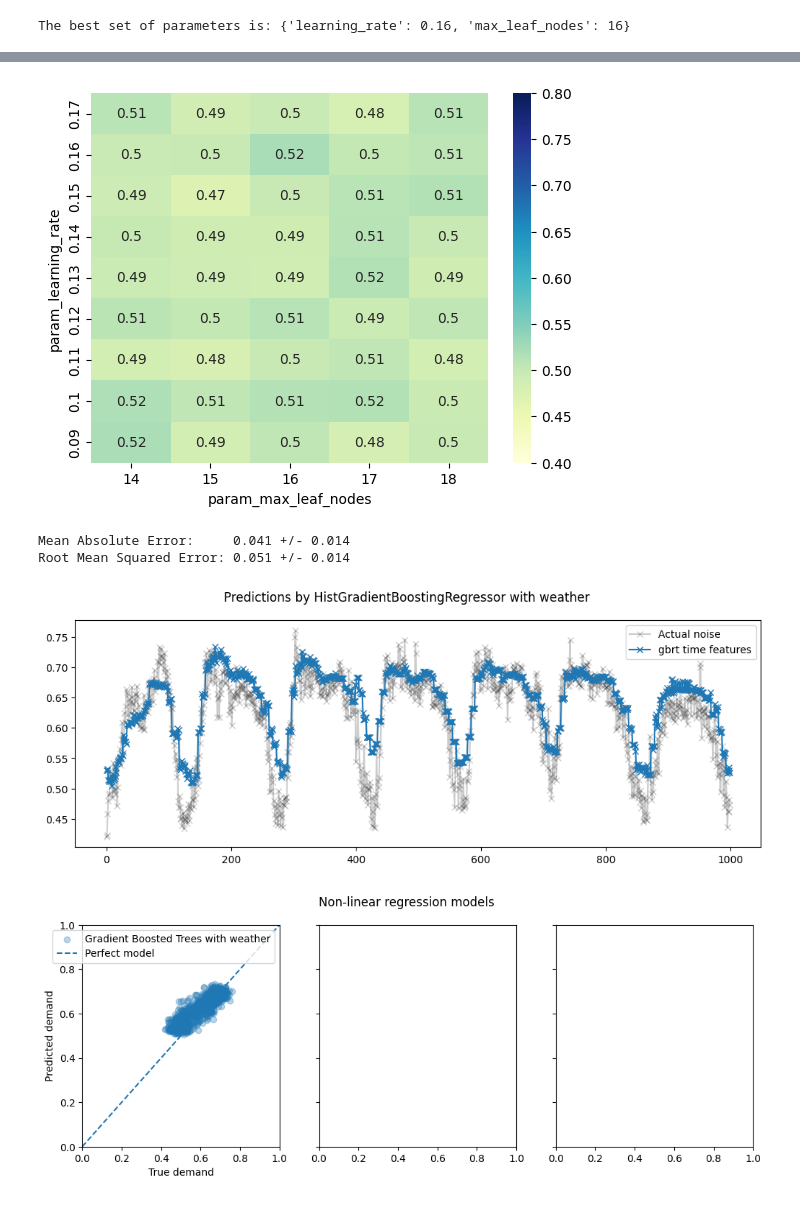
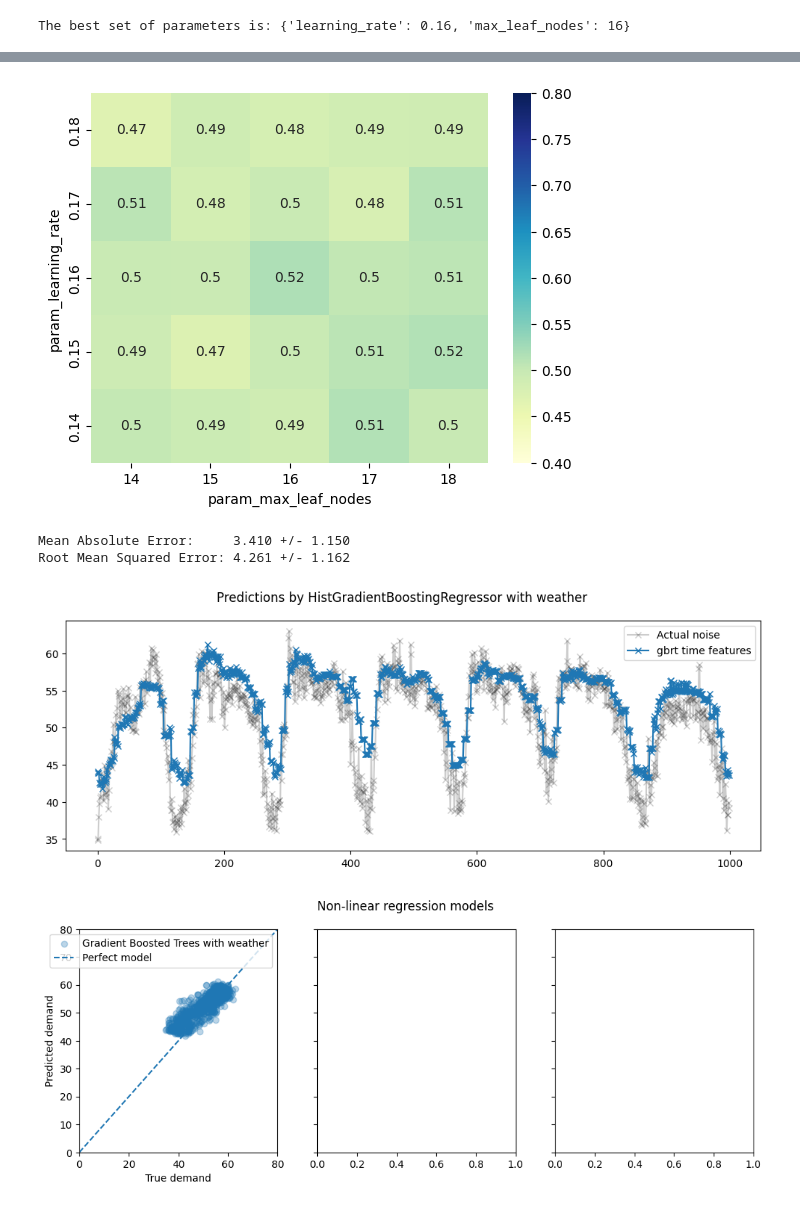
Before and after one commit to IvanaOsredek/ModernDataAnalyticsProject, a Jupyter notebook: MDA_HistGradientBoostingRegressor.ipynb, the cells around one changed output, grey strips where cells are left out. Saved outputs shown, nothing was run; the diff lists cells and outputs as text; code cells hidden in the pictures.

Commit message:
Noise in dB instead of relative, non-hist GBR

```diff
--- a/MDA_HistGradientBoostingRegressor.ipynb
+++ b/MDA_HistGradientBoostingRegressor.ipynb
@@ -24,12 +25,8 @@ df_nd = df.drop('result_timestamp', axis=1)
 # %% [markdown]
 The target dataset (y) and predictor dataset (X) are created. For y, noise is converted to relative noise (proportion of max value)
 # %%
-y = df_nd["laeq"] / df_nd["laeq"].max()
+y = df_nd["laeq"]
 X = df_nd.drop("laeq", axis="columns")
-# %%
-#convert noise to relative noise (or relative crowdedness) as target (y), create dataframe with predictors only (X)
-y = df_nd["laeq"] / df_nd["laeq"].max()
-X = df_nd.drop("laeq", axis="columns")
 # %%
 #create time-sensitive split for cross-validation
 ts_cv = TimeSeriesSplit(
@@ -79,8 +76,8 @@ X.iloc[train_4]
 # %%
 # grid search for hyperparameter tuning
 param_grid = {
-    'learning_rate': (0.09, 0.10, 0.11, 0.12, 0.13, 0.14, 0.15, 0.16, 0.17),
-    'max_leaf_nodes': (14, 15, 16, 17, 18)}
+    'learning_rate': (0.14,0.15,0.16,0.17,0.18),
+    'max_leaf_nodes': (14,15,16,17,18)}
 model = HistGradientBoostingRegressor()
 model_grid_search = GridSearchCV(model, param_grid=param_grid,
                                  n_jobs=2, cv=ts_cv)
@@ -177,7 +169,7 @@ ax = sns.heatmap(pivoted_cv_results, annot=True, cmap="YlGnBu", vmin=0.4,
                  vmax=0.8)
 ax.invert_yaxis()
 # %% [output]
-[figure, old version]
+[figure, new version]
 # %%
 #run histogram gradient boosting model
 def evaluate(model, X, y, cv):
@@ -199,8 +191,8 @@ gbrt_pipeline = make_pipeline(HistGradientBoostingRegressor(max_leaf_nodes=16,le
 
 evaluate(gbrt_pipeline, X, y, cv=ts_cv)
 # %% [output]
-Mean Absolute Error:     0.041 +/- 0.014
-Root Mean Squared Error: 0.051 +/- 0.014
+Mean Absolute Error:     3.410 +/- 1.150
+Root Mean Squared Error: 4.261 +/- 1.162
 # %%
 #Qualitative analysis of the impact of features on linear model predictions
 gbrt_pipeline.fit(X.iloc[train_0], y.iloc[train_0])
@@ -219,27 +211,27 @@ ax.plot(
 ax.plot(gbrt_predictions[last_hours], "x-", label="gbrt time features")
 _ = ax.legend()
 # %% [output]
-[figure, old version]
+[figure, new version]
 # %%
 fig, axes = plt.subplots(ncols=3, figsize=(12, 4), sharey=True)
 fig.suptitle("Non-linear regression models")
 predictions = [
     gbrt_predictions,
 ]
 labels = [
     "Gradient Boosted Trees with weather",
 ]
 for ax, pred, label in zip(axes, predictions, labels):
     ax.scatter(y.iloc[test_0].values, pred, alpha=0.3, label=label)
-    ax.plot([0, 1], [0, 1], "--", label="Perfect model")
+    ax.plot([0, 80], [0, 80], "--", label="Perfect model")
     ax.set(
-        xlim=(0, 1),
-        ylim=(0, 1),
+        xlim=(0, 80),
+        ylim=(0, 80),
         xlabel="True demand",
         ylabel="Predicted demand",
     )
     ax.legend()
 
 plt.show()
 # %% [output]
-[figure, old version]
+[figure, new version]
```
Also changed, not shown: parts of 8 cells of this notebook, 1 other file.
